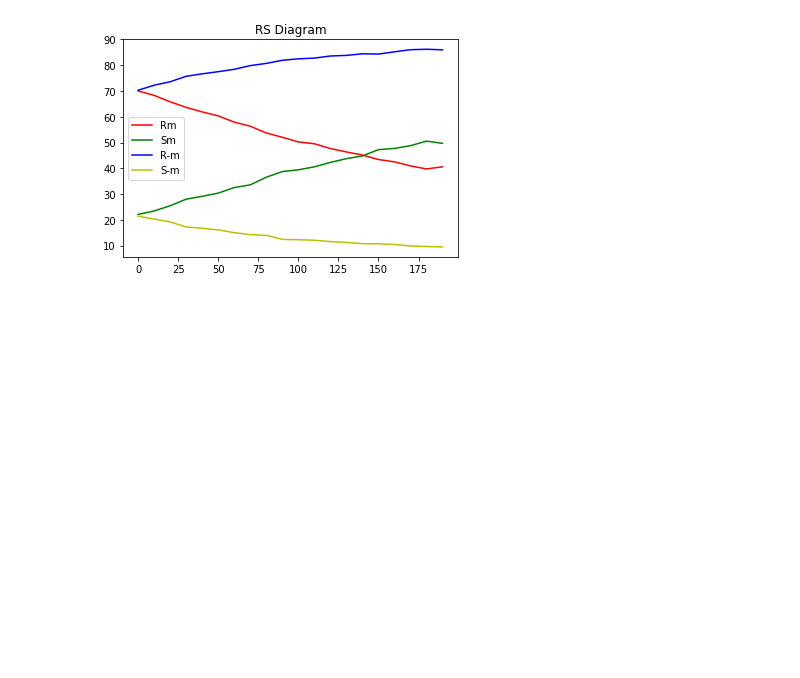
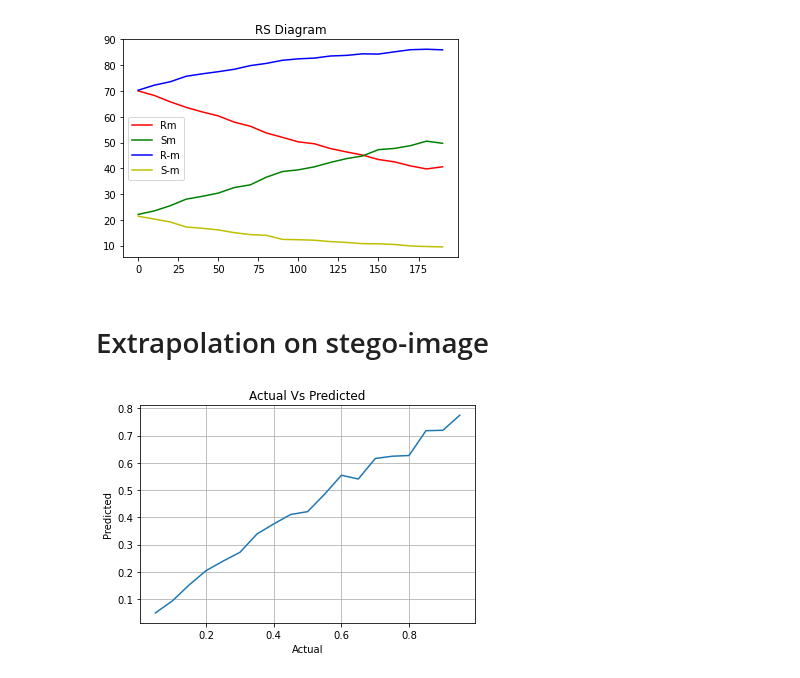
Before and after one commit to ShivaniH/RS_Steganalysis, a Jupyter notebook: src/Project-Part1.ipynb, the cells around one changed output. Drawn from its saved outputs; the diff is of its cells as text; code cells hidden in the pictures; blank space fills up the shorter version.

Commit message:
actual p vs estimated p error

```diff
--- a/src/Project-Part1.ipynb
+++ b/src/Project-Part1.ipynb
@@ -95,3 +95,48 @@ plt.legend()
 plt.show()
 # %% [output]
 [figure]
+# %% [markdown]
+# Extrapolation on stego-image
+# %%
+max_mesg_hiding_capacity = img_size_h * img_size_w / 8     # One pixel per bit of a byte of data
+
+initial_bias = 0
+
+act, pred = [], []
+for i in tqdm(range(20)):
+
+    # Random message generation
+    message_length_percent = 0.05 * i
+
+    channels = [scattered_lsb_flipping(img[:, :, k], message_length_percent / 2) for k in range(img.shape[2])]
+
+    rm_p, sm_p, r_neg_p, s_neg_p = rs_helper(channels, mask)
+
+
+    p_flipped = [rm_p, sm_p, r_neg_p, s_neg_p]
+
+    channels = [np.bitwise_xor(channel, 1) for channel in channels]
+
+    rm_all_flip, sm_all_flip, r_neg_all_flip, s_neg_all_flip = rs_helper(channels, mask)
+
+    all_flipped = [rm_all_flip, sm_all_flip, r_neg_all_flip, s_neg_all_flip]
+
+    #Find roots
+    root = find_root(p_flipped, all_flipped)
+    p = root / (root - .5)
+    if i == 0:
+        intial_bias = p
+    else:
+        p = (p - intial_bias) / (1 - intial_bias)
+#         print('Message percent %f, P->%f, Root->%f'%(message_length_percent, p, root))
+        act.append(message_length_percent), pred.append(p)
+# %%
+plt.title('Actual Vs Predicted')
+plt.plot(act, pred)
+plt.xlabel('Actual')
+plt.ylabel('Predicted')
+plt.grid()
+# plt.savefig('./output-predicted-vs-actual-%s.jpg'%img_path.strip().split('/')[-1].split('.png')[0].strip(), facecolor='w', edgecolor='none')
+plt.show()
+# %% [output]
+[figure, added]
```
Also changed, not shown: parts of 1 cell of this notebook.
